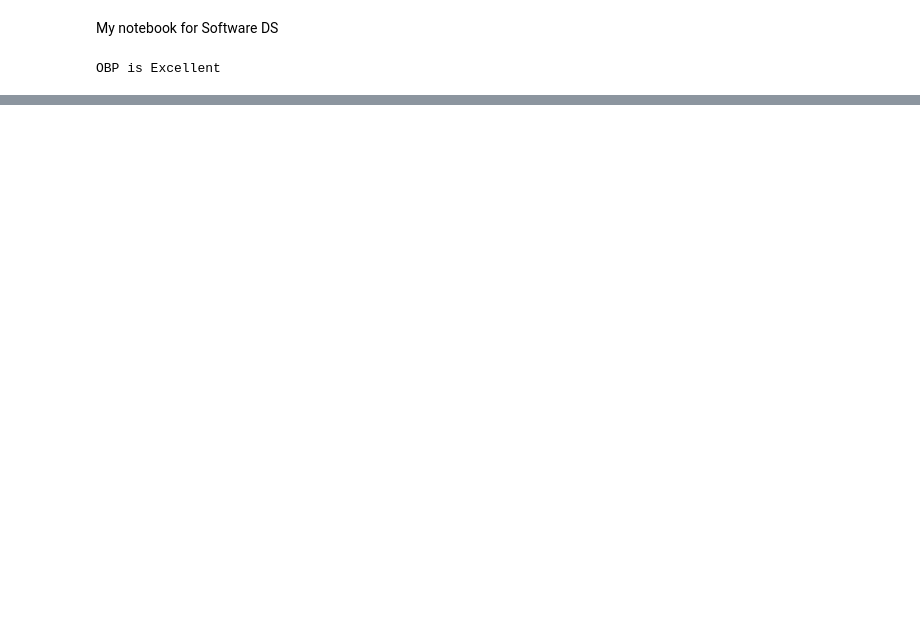
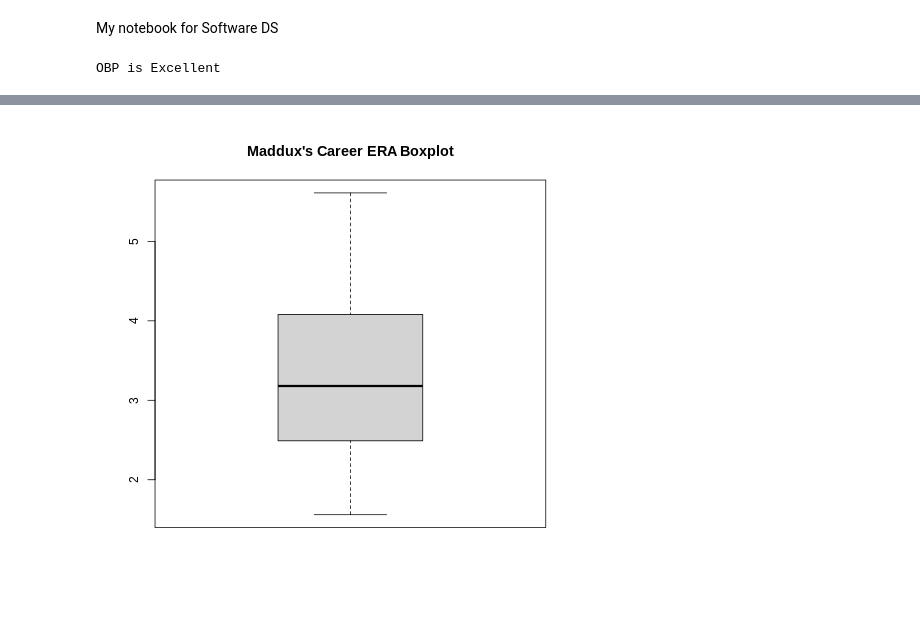
Before and after one commit to JScottLopez/Softball, a Jupyter notebook: Softball.ipynb, the cells around one changed output, grey strips where cells are left out. Drawn from its saved outputs; the diff is of its cells as text; code cells hidden in the pictures; blank space fills up the shorter version.

```diff
--- a/Softball.ipynb
+++ b/Softball.ipynb
@@ -38,0 +64,5 @@ OBP is Excellent
+# %%
+%%R
+boxplot(maddux$ERA, main="Maddux's Career ERA Boxplot")
+# %% [output]
+[figure, added]
```
Also changed, not shown: parts of 7 cells of this notebook.
